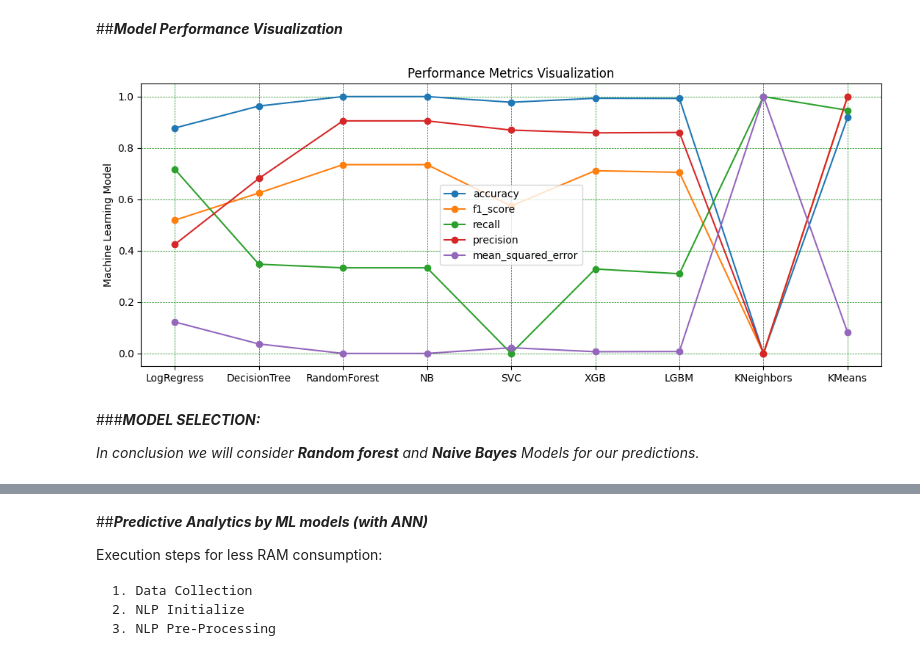
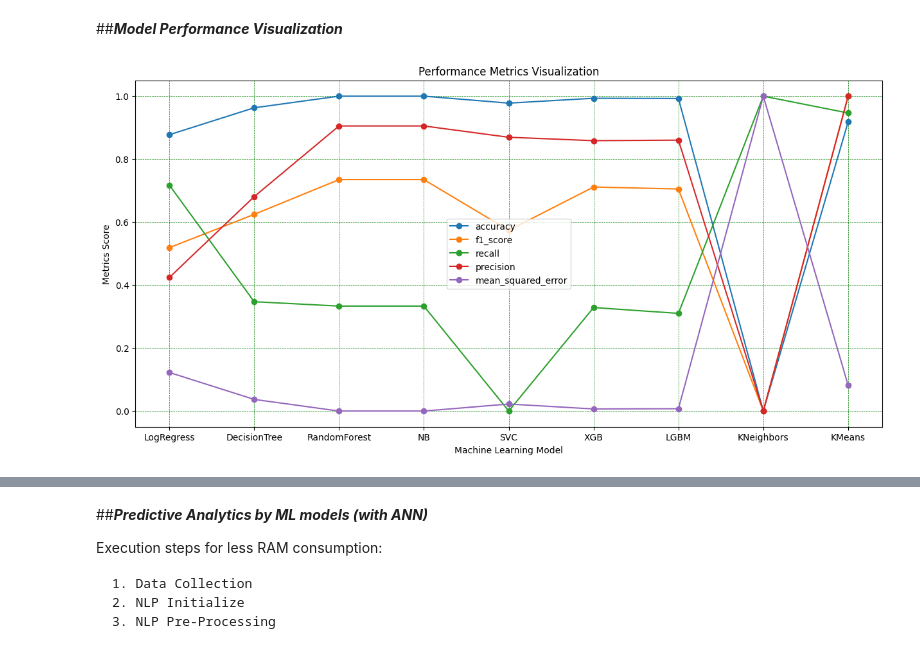
Before and after one commit to amitoshacharya/Twitter_Sentiment_Analysis, a Jupyter notebook: NLP_Twitter_Sentiment_Analysis.ipynb, the cells around one changed output, grey strips where cells are left out. Cells and saved outputs as stored; diff of their text form; code cells hidden in the pictures.

```diff
--- a/NLP_Twitter_Sentiment_Analysis.ipynb
+++ b/NLP_Twitter_Sentiment_Analysis.ipynb
@@ -774,23 +774,20 @@ ml_model_df
 # %%
 from matplotlib import markers
 #Visualizing output
 import matplotlib.pyplot as plt
 
 x_axis = list(ml_model_df.index)
 y_axis = list(ml_model_df.values)
 
-plt.figure(figsize=(13, 5))
+plt.figure(figsize=(15, 7))
 plt.plot(x_axis,y_axis, marker='o')
 plt.grid(color = 'green', linestyle = '--', linewidth = 0.5)
 
 # Add axis labels and a title
-plt.ylabel('Machine Learning Model')
+plt.ylabel('Metrics Score')
+plt.xlabel('Machine Learning Model')
 plt.title('Performance Metrics Visualization', loc='center')
 plt.legend(ml_model_df.columns)
 plt.show()
 # %% [output]
-[figure, old version]
+[figure, new version]
-# %% [markdown]
-###***MODEL SELECTION:***
-
-*In conclusion we will consider **Random forest** and **Naive Bayes** Models for our predictions.*
```
Also changed, not shown: parts of 9 cells of this notebook.
